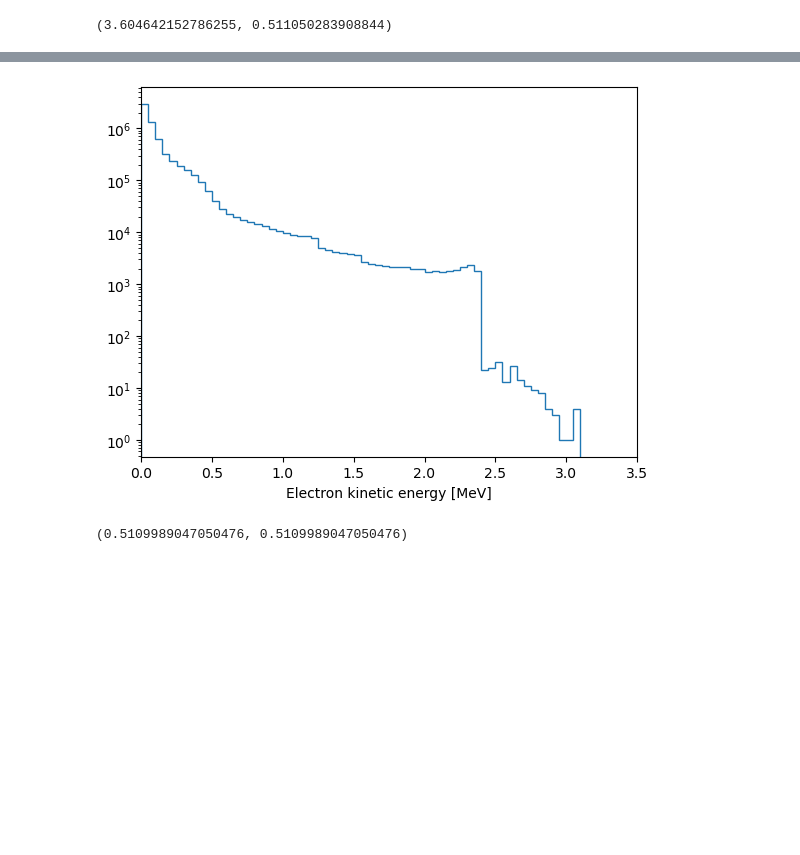
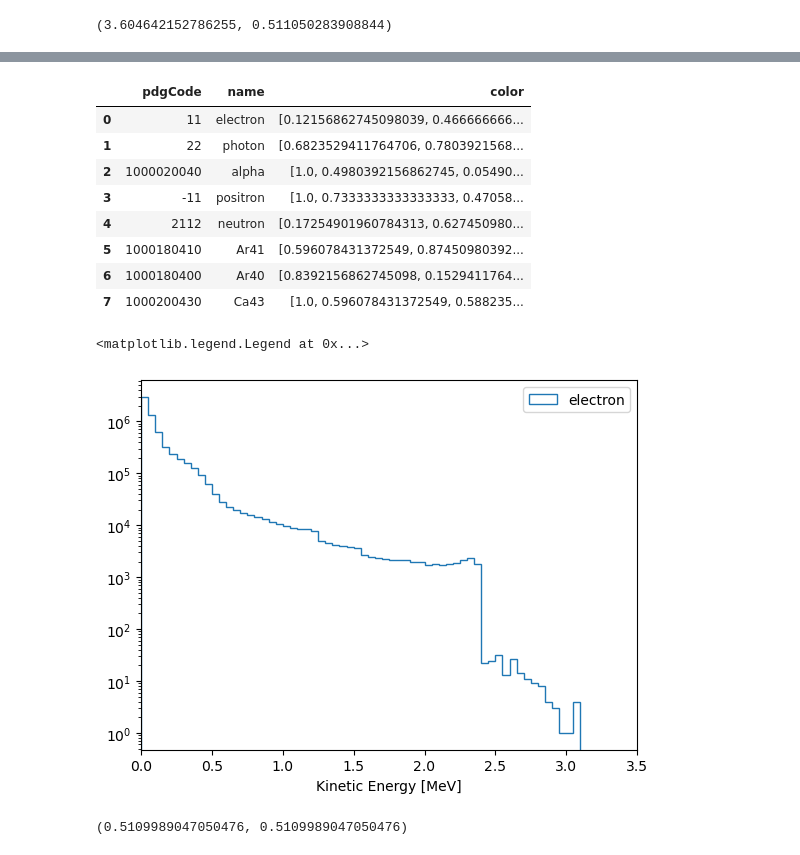
Before and after one commit to yuntsebaryon/GAMPix4SNe, a Jupyter notebook: Validation/g4/checkVertex.ipynb, the cells around one changed output, grey strips where cells are left out. Saved outputs shown, nothing was run; the diff lists cells and outputs as text; code cells hidden in the pictures; blank space fills up the shorter version.

```diff
--- a/Validation/g4/checkVertex.ipynb
+++ b/Validation/g4/checkVertex.ipynb
@@ -136,12 +176,38 @@ dT[dT.pdg_id==11].E_start.max(), dT[dT.pdg_id==11].E_start.min()
+# %%
+palette = np.vstack([
+    plt.get_cmap("tab20").colors,
+])[:8]
+
+# build mapping using pdgDF order
+code_to_color = dict(zip(pdgDF["pdgCode"], palette))
+
+# add to pdgDF
+pdgDF["color"] = pdgDF["pdgCode"].map(code_to_color)
+
+pdgDF
+# %% [output]
+|  | pdgCode | name | color |
+| 0 | 11 | electron | [0.12156862745098039, 0.466666666... |
+| 1 | 22 | photon | [0.6823529411764706, 0.7803921568... |
+| 2 | 1000020040 | alpha | [1.0, 0.4980392156862745, 0.05490... |
+| 3 | -11 | positron | [1.0, 0.7333333333333333, 0.47058... |
+| 4 | 2112 | neutron | [0.17254901960784313, 0.627450980... |
+| 5 | 1000180410 | Ar41 | [0.596078431372549, 0.87450980392... |
+| 6 | 1000180400 | Ar40 | [0.8392156862745098, 0.1529411764... |
+| 7 | 1000200430 | Ca43 | [1.0, 0.596078431372549, 0.588235... |
 # %%
 fig, ax = plt.subplots()
 
-ax.hist(dT[dT.pdg_id==11].E_start-0.511, bins = np.linspace(0., 3.5, 71), histtype = 'step')
-ax.set_xlabel(r'Electron kinetic energy [MeV]')
+ipdg = 0
+ax.hist(dT.loc[dT['pdg_id'] == pdgDF['pdgCode'].iloc[ipdg], 'E_start']-0.511, bins = np.linspace(0., 3.5, 71),
+        histtype = 'step', color = pdgDF['color'].iloc[ipdg], label = pdgDF['name'].iloc[ipdg])
+ax.set_xlabel(r'Kinetic Energy [MeV]')
 ax.set_xlim( [0, 3.5] )
 ax.set_yscale('log')
+ax.legend()
 # %% [output]
+<matplotlib.legend.Legend at 0x...>
-[figure, old version]
+[figure, new version]
 # %%
 dT[dT.pdg_id==11].E_end.max(), dT[dT.pdg_id==11].E_end.min()
 # %% [output]
```
Also changed, not shown: parts of 10 cells of this notebook, 1 other file.
